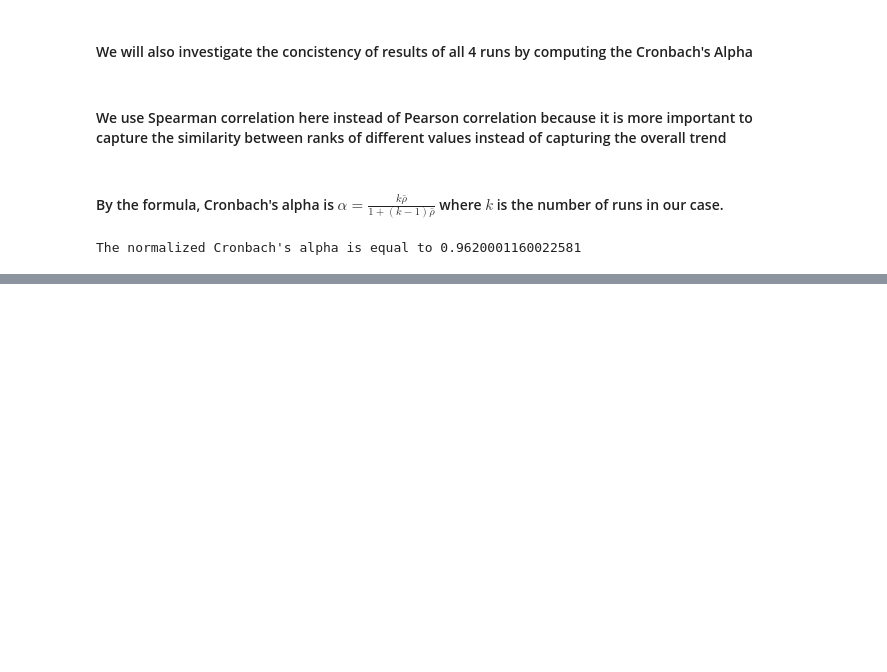
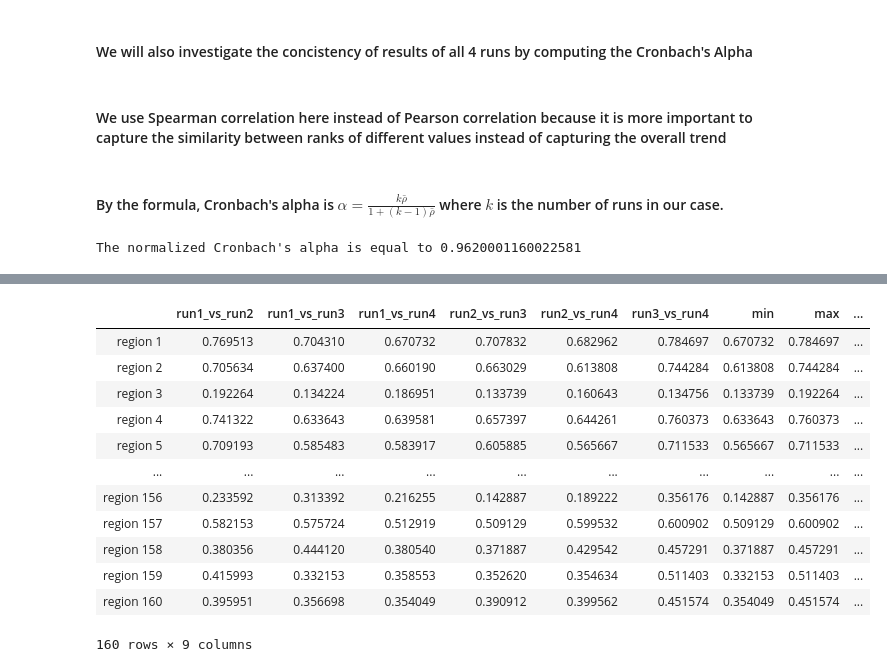
Before and after one commit to DylanYang7225/FMRI-Analysis, a Jupyter notebook: part5_Intraclass_Correlation_and_Interclass_Correlation.ipynb, the cells around one changed output, grey strips where cells are left out. Cells and saved outputs as stored; diff of their text form; code cells hidden in the pictures; blank space fills up the shorter version.

```diff
--- a/part5_Intraclass_Correlation.ipynb
+++ b/part5_Intraclass_Correlation_and_Interclass_Correlation.ipynb
@@ -293,0 +337,7 @@ The normalized Cronbach's alpha is equal to 0.9620001160022581
+# %%
+reg_corr12 = [] # correlation on region level between run1 and run2
+reg_corr13 = [] # correlation on region level between run1 and run3
+reg_corr14 = [] # correlation on region level between run1 and run4
+reg_corr23 = [] # correlation on region level between run2 and run3
+reg_corr24 = [] # correlation on region level between run2 and run4
+reg_corr34 = [] # correlation on region level between run3 and run4
@@ -293,0 +381,16 @@ The normalized Cronbach's alpha is equal to 0.9620001160022581
+# %%
+reg_corr
+# %% [output]
+|  | run1_vs_run2 | run1_vs_run3 | run1_vs_run4 | run2_vs_run3 | run2_vs_run4 | run3_vs_run4 | min | max | ... |
+| region 1 | 0.769513 | 0.704310 | 0.670732 | 0.707832 | 0.682962 | 0.784697 | 0.670732 | 0.784697 | ... |
+| region 2 | 0.705634 | 0.637400 | 0.660190 | 0.663029 | 0.613808 | 0.744284 | 0.613808 | 0.744284 | ... |
+| region 3 | 0.192264 | 0.134224 | 0.186951 | 0.133739 | 0.160643 | 0.134756 | 0.133739 | 0.192264 | ... |
+| region 4 | 0.741322 | 0.633643 | 0.639581 | 0.657397 | 0.644261 | 0.760373 | 0.633643 | 0.760373 | ... |
+| region 5 | 0.709193 | 0.585483 | 0.583917 | 0.605885 | 0.565667 | 0.711533 | 0.565667 | 0.711533 | ... |
+| ... | ... | ... | ... | ... | ... | ... | ... | ... | ... |
+| region 156 | 0.233592 | 0.313392 | 0.216255 | 0.142887 | 0.189222 | 0.356176 | 0.142887 | 0.356176 | ... |
+| region 157 | 0.582153 | 0.575724 | 0.512919 | 0.509129 | 0.599532 | 0.600902 | 0.509129 | 0.600902 | ... |
+| region 158 | 0.380356 | 0.444120 | 0.380540 | 0.371887 | 0.429542 | 0.457291 | 0.371887 | 0.457291 | ... |
+| region 159 | 0.415993 | 0.332153 | 0.358553 | 0.352620 | 0.354634 | 0.511403 | 0.332153 | 0.511403 | ... |
+| region 160 | 0.395951 | 0.356698 | 0.354049 | 0.390912 | 0.399562 | 0.451574 | 0.354049 | 0.451574 | ... |
+160 rows × 9 columns
```
Also changed, not shown: parts of 21 cells of this notebook.
